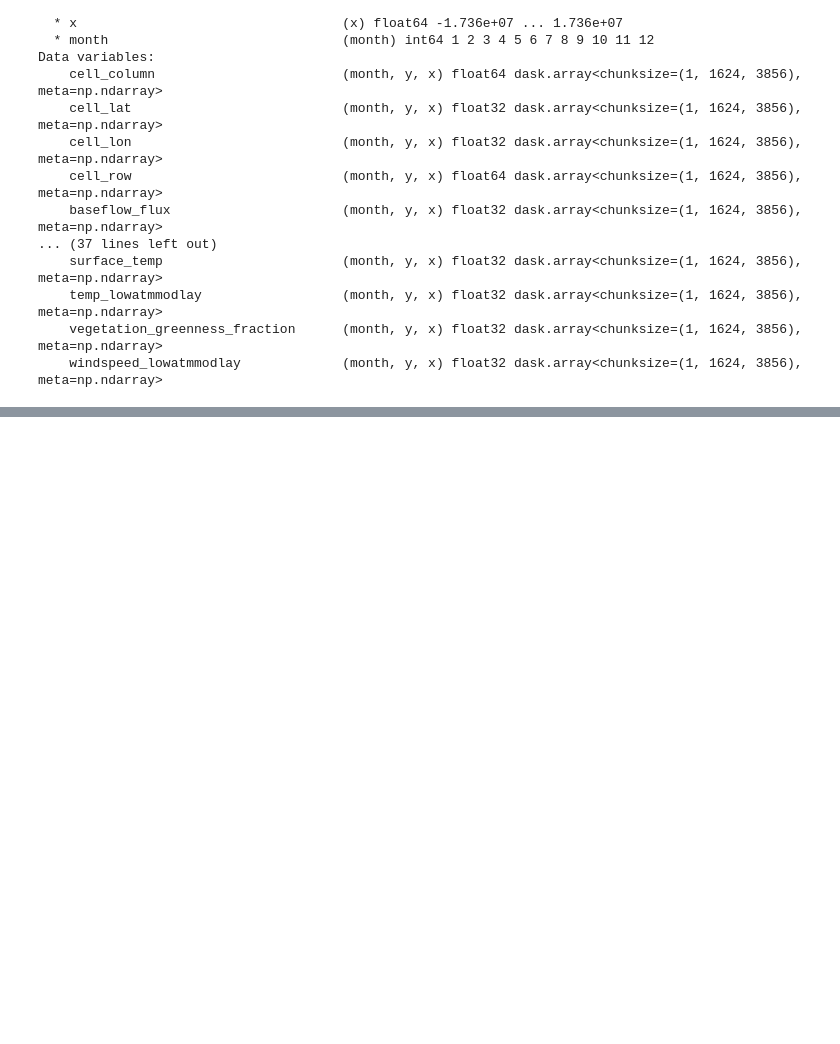
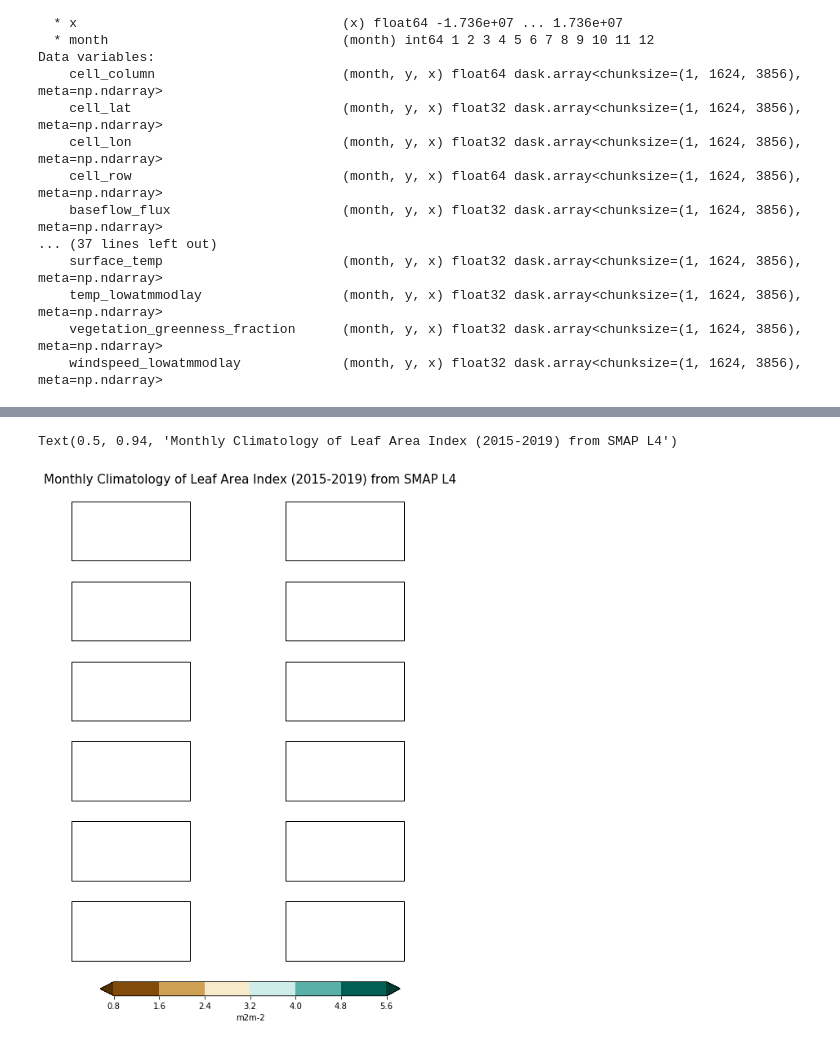
Before and after one commit to BDavis39/CLIM680, a Jupyter notebook: CLIM680_Assignments.ipynb, the cells around one changed output, grey strips where cells are left out. Cells and saved outputs as stored; diff of their text form; code cells hidden in the pictures; blank space fills up the shorter version.

```diff
--- a/CLIM680_Assignments.ipynb
+++ b/CLIM680_Assignments.ipynb
@@ -130,12 +131,3 @@ Data variables:
     temp_lowatmmodlay                  (time, y, x) float32 dask.array<chunksize=(1, 1624, 3856), meta=np.ndarray>
     vegetation_greenness_fraction      (time, y, x) float32 dask.array<chunksize=(1, 1624, 3856), meta=np.ndarray>
     windspeed_lowatmmodlay             (time, y, x) float32 dask.array<chunksize=(1, 1624, 3856), meta=np.ndarray>
-# %%
-# Set size of image
-fig = plt.figure(figsize=(11,8.5))
-
-# Set the axes projection for plot
-ax = plt.axes(projection=ccrs.PlateCarree())
-
-# Make a filled contour plot
-cs = ax.contourf(netcdfs_ds['cell_lon'][1,:,:], netcdfs_ds['cell_lat'][1,:,:], netcdfs_ds["sm_profile"][1,:,:], transform = ccrs.PlateCarree())
@@ -237,0 +219,18 @@ Text(0.5, 0.98, 'Monthly Climatology of Leaf Area Index (2015-2019) from SMAP L4
+# %%
+fig, axs = plt.subplots(nrows=6,ncols=2,
+                        subplot_kw={'projection': ccrs.PlateCarree()},
+                        figsize=(8.5,12), constrained_layout=True)
+plt.subplots_adjust(left=0.05,
+                   bottom=0.25,
+                   right=0.9,
+                   top=0.9,
+                   wspace=0.02,
+                   hspace=0.35)
+
+cbar_ax = fig.add_axes([0.2, 0.2, 0.6, 0.02])
+cbar=fig.colorbar(cs, cax=cbar_ax,orientation='horizontal',label='m2m-2')
+
+plt.suptitle("Monthly Climatology of Leaf Area Index ("+start+"-"+end+") from SMAP L4", fontsize=15, y=.94)
+# %% [output]
+Text(0.5, 0.94, 'Monthly Climatology of Leaf Area Index (2015-2019) from SMAP L4')
+[figure, added]
```
Also changed, not shown: parts of 10 cells of this notebook.
